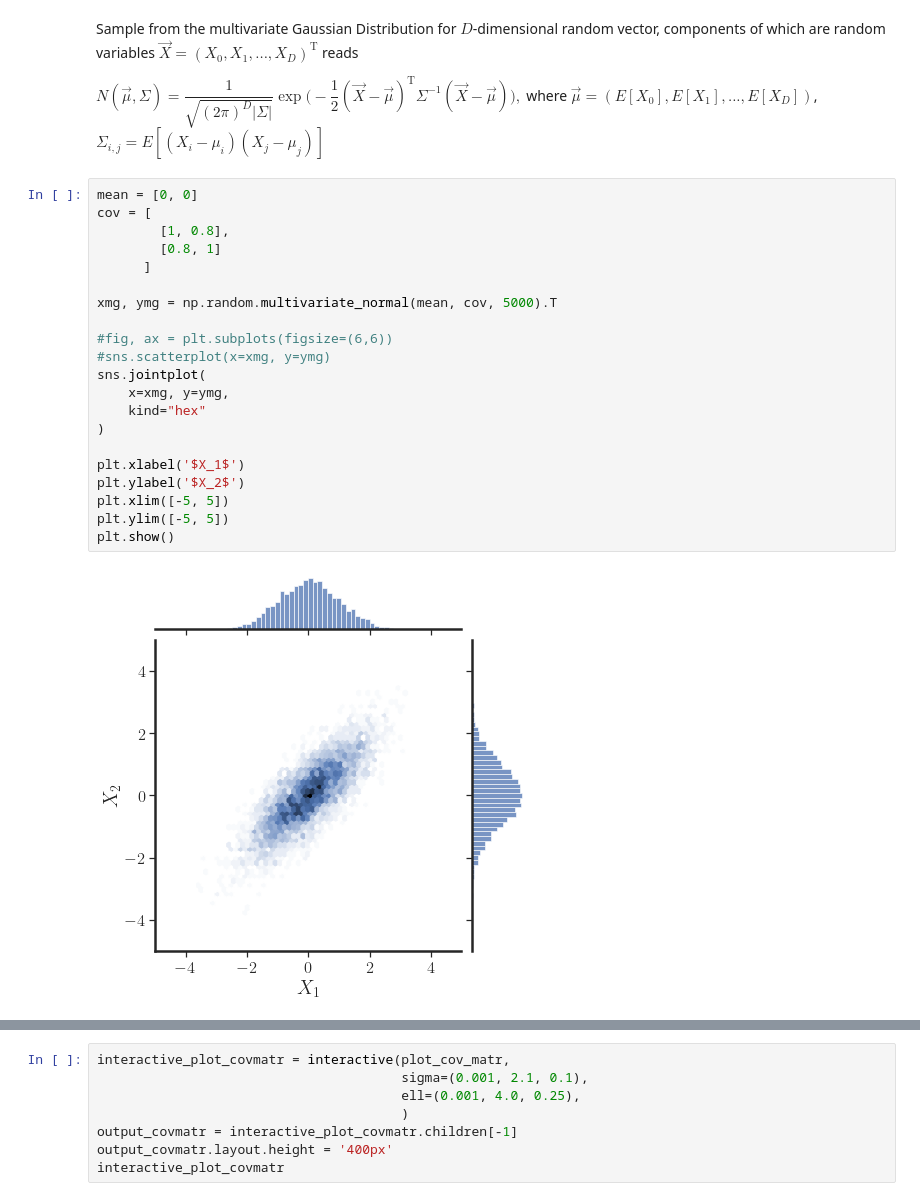
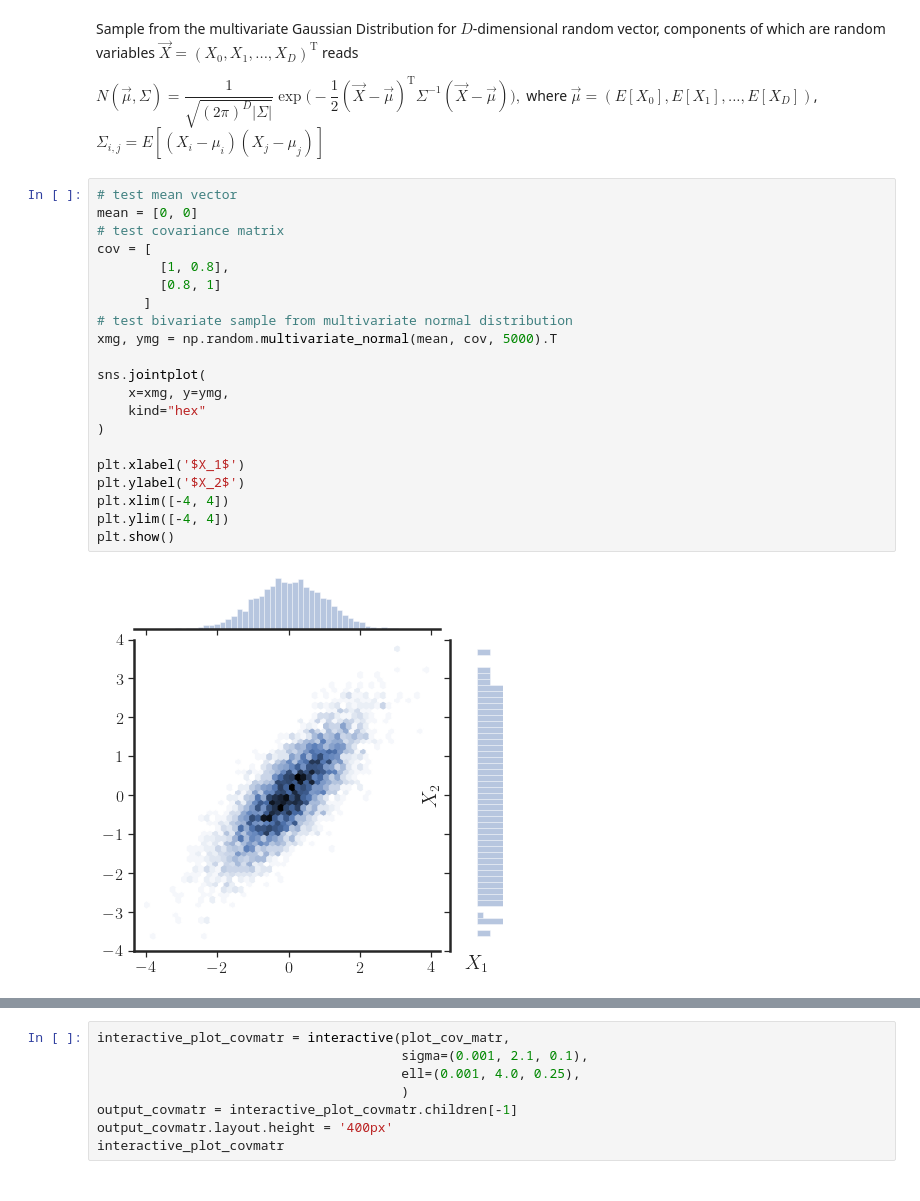
Before and after one commit to denyskononenko/datasciencesnippets, a Jupyter notebook: gpr/gpr.ipynb, the cells around one changed output, grey strips where cells are left out. Saved outputs shown, nothing was run; the diff lists cells and outputs as text.

```diff
--- a/gpr/gpr.ipynb
+++ b/gpr/gpr.ipynb
@@ -95,26 +99,26 @@ N(\vec{\mu}, \Sigma) = \dfrac{1}{\sqrt{(2 \pi)^D |\Sigma| }} \exp\Big(-\dfrac{1}
 $
 where $\vec{\mu} = (E[X_0], E[X_1], ..., E[X_D])$, $\Sigma_{i,j} = E[(X_i - \mu_i)(X_j - \mu_j)]$
 # %%
+# test mean vector
 mean = [0, 0]
+# test covariance matrix
 cov = [
         [1, 0.8],
         [0.8, 1]
       ]
-
+# test bivariate sample from multivariate normal distribution
 xmg, ymg = np.random.multivariate_normal(mean, cov, 5000).T
 
-#fig, ax = plt.subplots(figsize=(6,6))
-#sns.scatterplot(x=xmg, y=ymg)
 sns.jointplot(
     x=xmg, y=ymg,
     kind="hex"
 )
 
 plt.xlabel('$X_1$')
 plt.ylabel('$X_2$')
-plt.xlim([-5, 5])
-plt.ylim([-5, 5])
+plt.xlim([-4, 4])
+plt.ylim([-4, 4])
 plt.show()
 # %% [output]
-[figure, old version]
+[figure, new version]
 # %%
```
Also changed, not shown: parts of 11 cells of this notebook.
